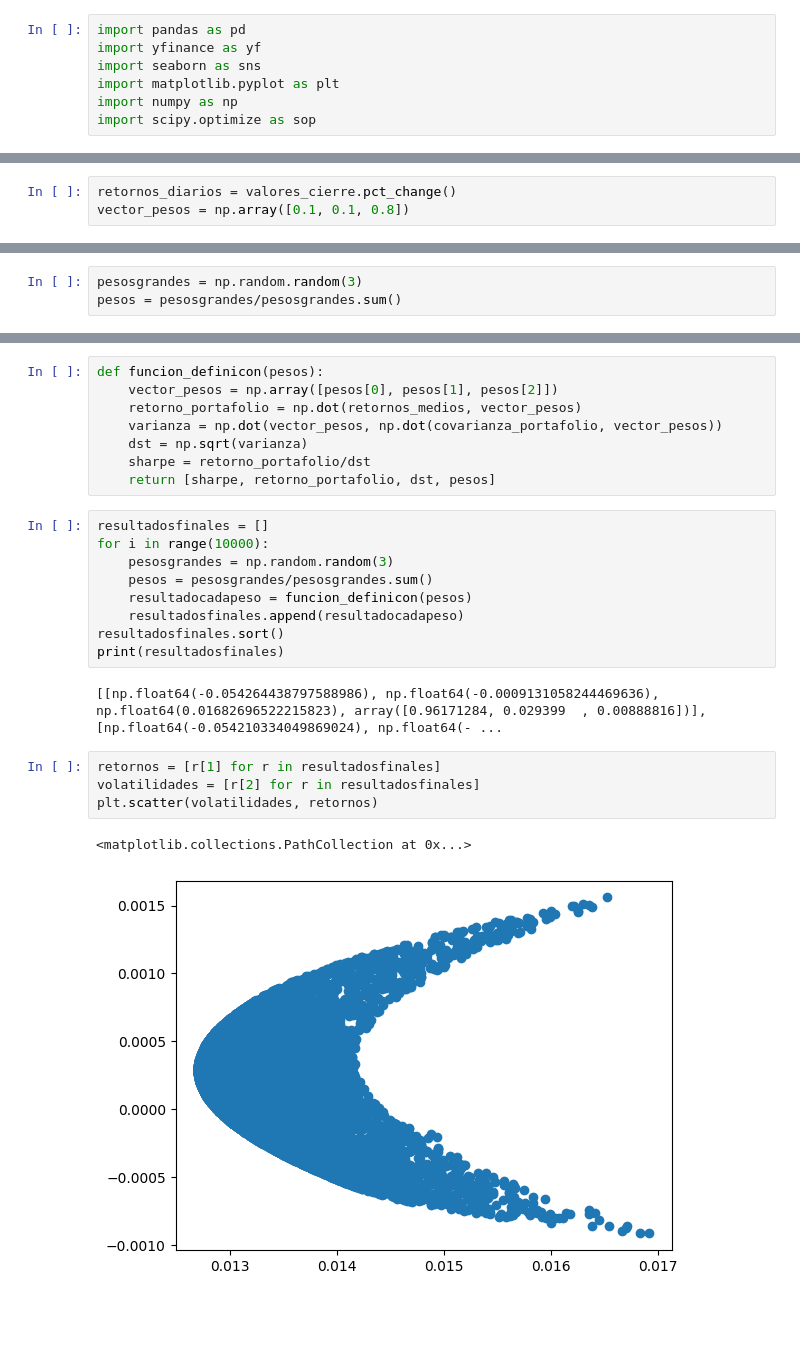
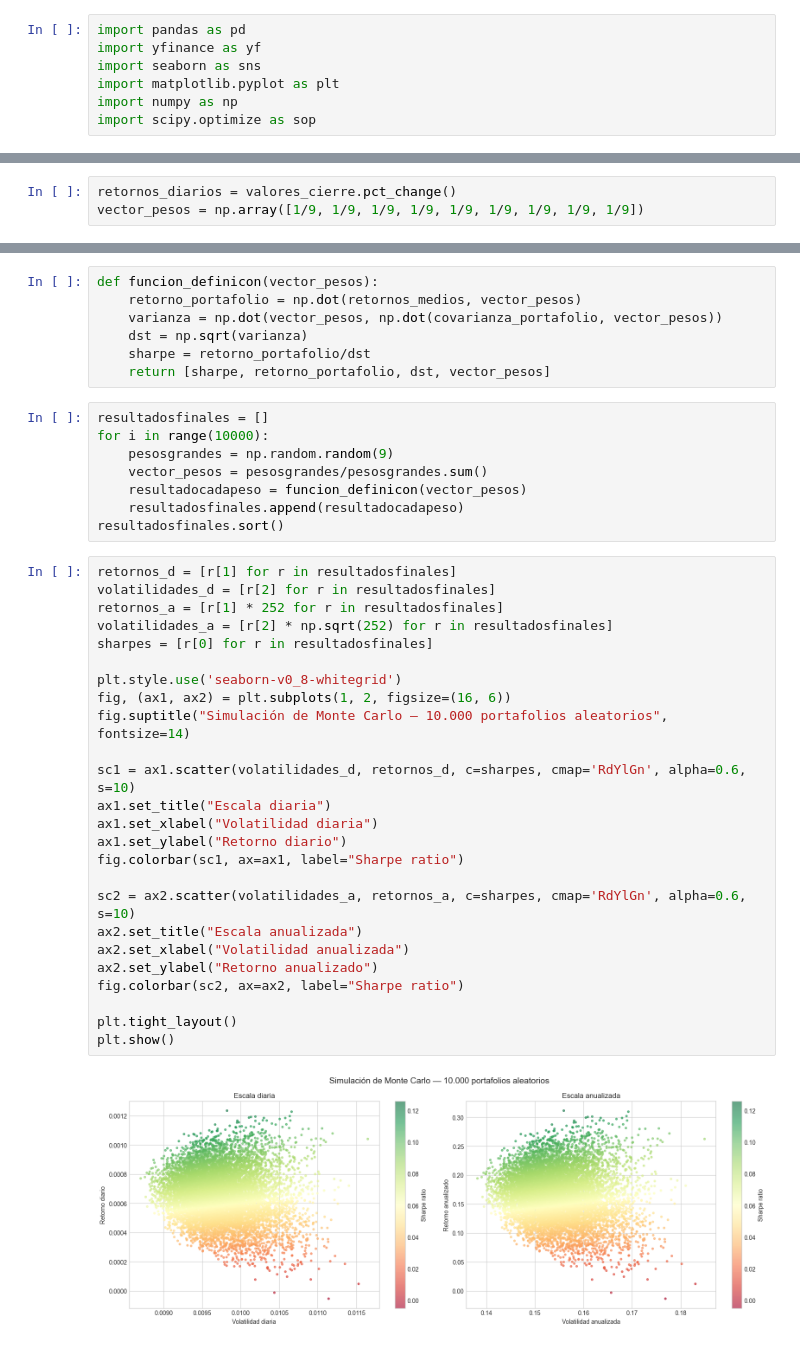
Before and after one commit to pablovergaraw/quant-journey-pablo, a Jupyter notebook: 02_markowitz.ipynb, the cells around one changed output, grey strips where cells are left out. Cells and saved outputs as stored; diff of their text form; blank space fills up the shorter version.

```diff
--- a/02_markowitz.ipynb
+++ b/02_markowitz.ipynb
@@ -24,6 +34,6 @@ valores_cierre = brutos["Close"]
 # %%
 retornos_diarios = valores_cierre.pct_change()
-vector_pesos = np.array([0.1, 0.1, 0.8])
+vector_pesos = np.array([1/9, 1/9, 1/9, 1/9, 1/9, 1/9, 1/9, 1/9, 1/9])
 # %%
 retornos_medios = retornos_diarios.mean()
 retorno_portafolio = np.dot(retornos_medios, vector_pesos)
@@ -59,6 +92,3 @@ print(sharpe)
-# %%
-pesosgrandes = np.random.random(3)
-pesos = pesosgrandes/pesosgrandes.sum()
 # %% [markdown]
 ## 3. Simulación de Monte Carlo
 
@@ -66,26 +98,42 @@ Se generan 10.000 portafolios con pesos aleatorios (normalizados para que sumen
 # %%
-def funcion_definicon(pesos):
-    vector_pesos = np.array([pesos[0], pesos[1], pesos[2]])
+def funcion_definicon(vector_pesos):
     retorno_portafolio = np.dot(retornos_medios, vector_pesos)
     varianza = np.dot(vector_pesos, np.dot(covarianza_portafolio, vector_pesos))
     dst = np.sqrt(varianza)
     sharpe = retorno_portafolio/dst
-    return [sharpe, retorno_portafolio, dst, pesos]
+    return [sharpe, retorno_portafolio, dst, vector_pesos]
 # %%
 resultadosfinales = []
 for i in range(10000):
-    pesosgrandes = np.random.random(3)
-    pesos = pesosgrandes/pesosgrandes.sum()
-    resultadocadapeso = funcion_definicon(pesos)
+    pesosgrandes = np.random.random(9)
+    vector_pesos = pesosgrandes/pesosgrandes.sum()
+    resultadocadapeso = funcion_definicon(vector_pesos)
     resultadosfinales.append(resultadocadapeso)
 resultadosfinales.sort()
-print(resultadosfinales)
-# %% [output]
-[[np.float64(-0.054264438797588986), np.float64(-0.0009131058244469636), np.float64(0.01682696522215823), array([0.96171284, 0.029399  , 0.00888816])], [np.float64(-0.054210334049869024), np.float64(- ...
 # %%
-retornos = [r[1] for r in resultadosfinales]
-volatilidades = [r[2] for r in resultadosfinales]
-plt.scatter(volatilidades, retornos)
+retornos_d = [r[1] for r in resultadosfinales]
+volatilidades_d = [r[2] for r in resultadosfinales]
+retornos_a = [r[1] * 252 for r in resultadosfinales]
+volatilidades_a = [r[2] * np.sqrt(252) for r in resultadosfinales]
+sharpes = [r[0] for r in resultadosfinales]
+
+plt.style.use('seaborn-v0_8-whitegrid')
+fig, (ax1, ax2) = plt.subplots(1, 2, figsize=(16, 6))
+fig.suptitle("Simulación de Monte Carlo — 10.000 portafolios aleatorios", fontsize=14)
+
+sc1 = ax1.scatter(volatilidades_d, retornos_d, c=sharpes, cmap='RdYlGn', alpha=0.6, s=10)
+ax1.set_title("Escala diaria")
+ax1.set_xlabel("Volatilidad diaria")
+ax1.set_ylabel("Retorno diario")
+fig.colorbar(sc1, ax=ax1, label="Sharpe ratio")
+
+sc2 = ax2.scatter(volatilidades_a, retornos_a, c=sharpes, cmap='RdYlGn', alpha=0.6, s=10)
+ax2.set_title("Escala anualizada")
+ax2.set_xlabel("Volatilidad anualizada")
+ax2.set_ylabel("Retorno anualizado")
+fig.colorbar(sc2, ax=ax2, label="Sharpe ratio")
+
+plt.tight_layout()
+plt.show()
 # %% [output]
-<matplotlib.collections.PathCollection at 0x...>
-[figure, old version]
+[figure, new version]
```
Also changed, not shown: parts of 31 cells of this notebook, 3 other files.
